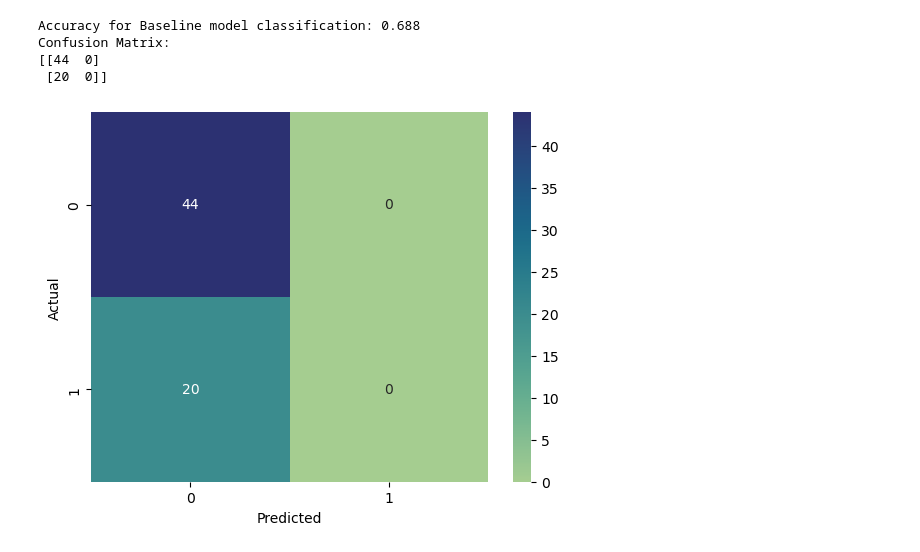
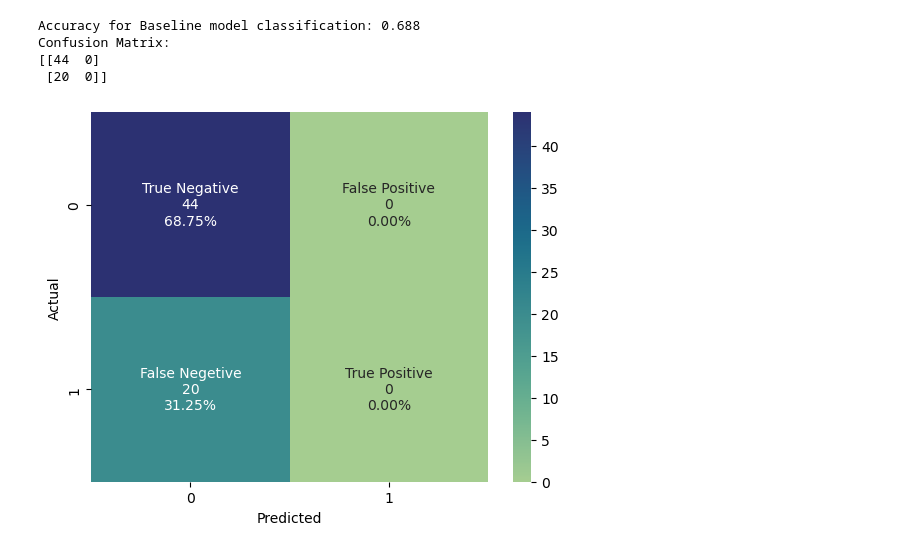
Before and after one commit to jennifer-dtu-2023/02450_project2, a Jupyter notebook: 2023-10-29_2a_classification_methods/james_baseline.ipynb, the cells around one changed output. Cells and saved outputs as stored; diff of their text form; code cells hidden in the pictures.

```diff
--- a/2023-10-29_2a_classification_methods/james_baseline.ipynb
+++ b/2023-10-29_2a_classification_methods/james_baseline.ipynb
@@ -82,10 +82,22 @@ Accuracy for Baseline model classification: 0.688
 Confusion Matrix:
 [[44  0]
  [20  0]]
-# %%
-sns.heatmap(confusion_matrix, annot=True, fmt='g', cmap="crest")
-plt.xlabel('Predicted')
-plt.ylabel('Actual')
-plt.show()
-# %% [output]
-[figure, removed]
+# %%
+group_names = ['True Negative', 'False Positive', 'False Negetive', 'True Positive']
+group_counts = ["{0:0.0f}".format(value) for value in
+                confusion_matrix.flatten()]
+
+group_percentages = ["{0:.2%}".format(value) for value in
+                     confusion_matrix.flatten()/np.sum(confusion_matrix)]
+
+labels = [f"{v1}\n{v2}\n{v3}" for v1, v2, v3 in
+          zip(group_names,group_counts,group_percentages)]
+
+labels = np.asarray(labels).reshape(2,2)
+
+sns.heatmap(confusion_matrix, annot=labels, fmt='', cmap="crest")
+plt.xlabel('Predicted')
+plt.ylabel('Actual')
+plt.show()
+# %% [output]
+[figure, added]
```
